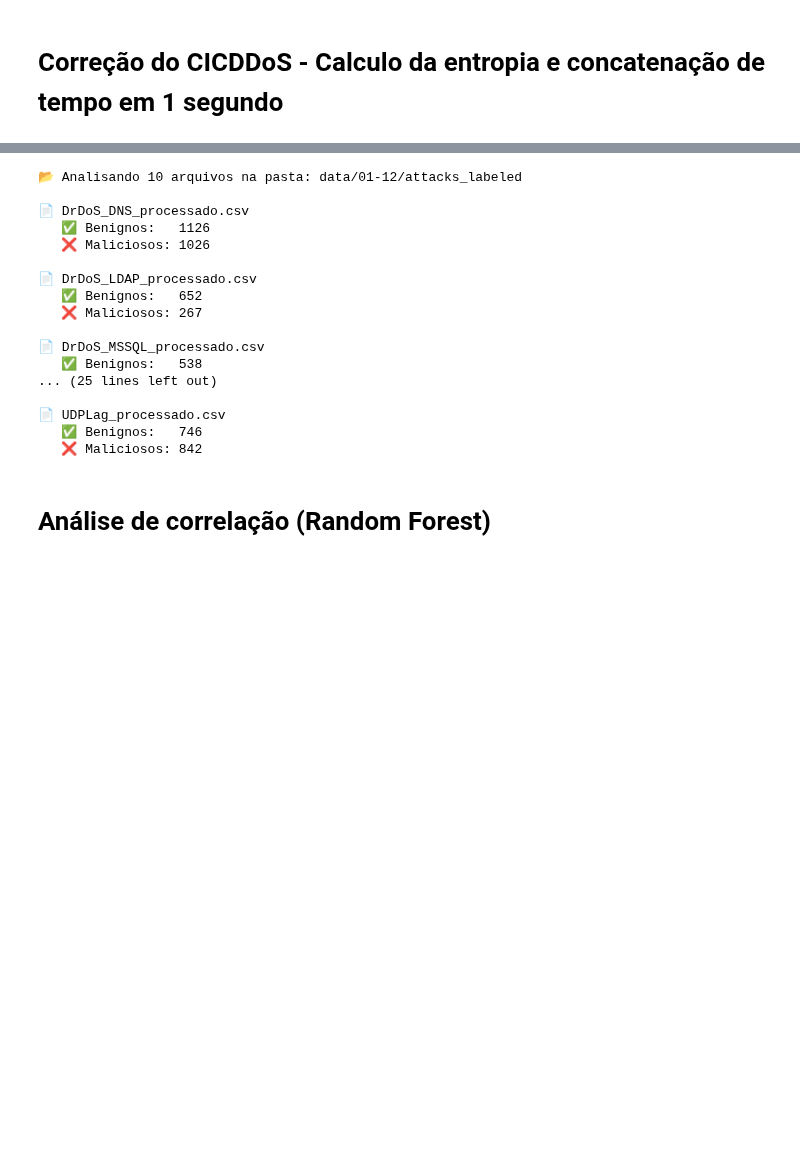
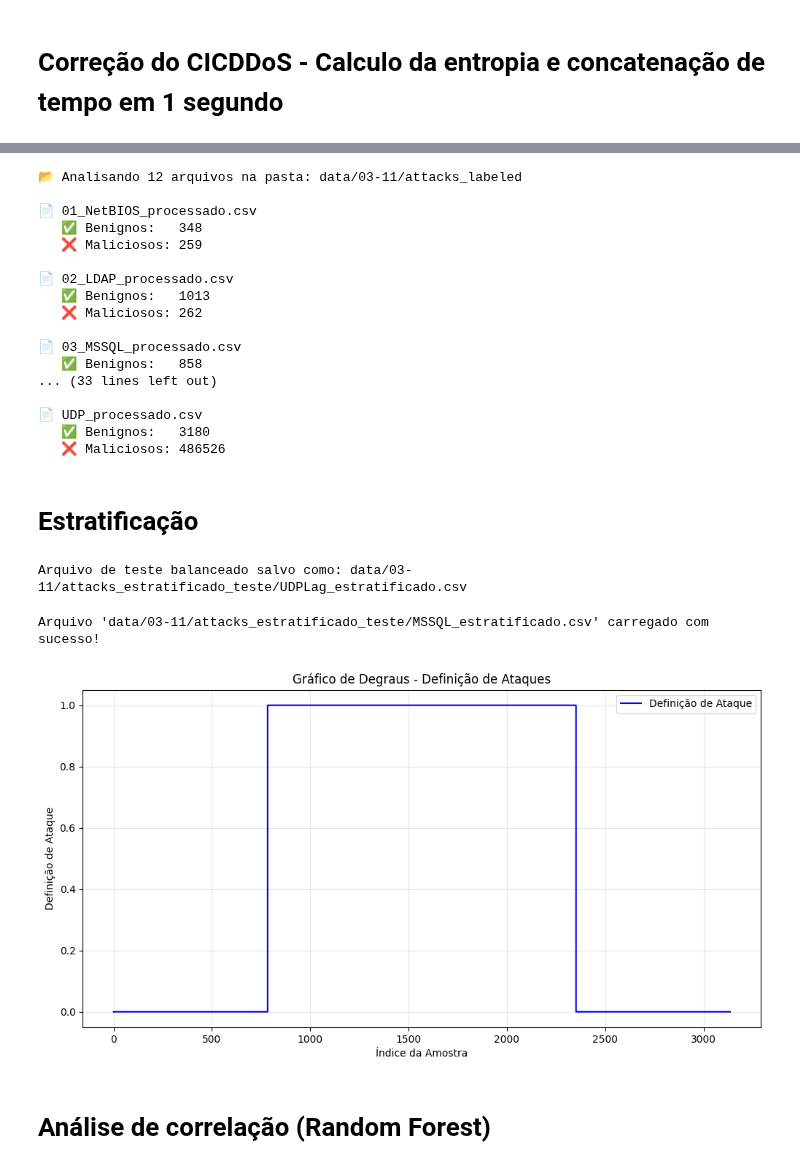
Before and after one commit to iRocktys/anomalyDetection, a Jupyter notebook: model.ipynb, the cells around one changed output, grey strips where cells are left out. Saved outputs shown, nothing was run; the diff lists cells and outputs as text; code cells hidden in the pictures; blank space fills up the shorter version.

```diff
--- a/model.ipynb
+++ b/model.ipynb
@@ -494,23 +492,25 @@ def contar_labels(pasta_entrada):
             print(f"❌ Erro ao processar {arquivo}: {e}")
 
 # Exemplo de uso
-pasta_csv = "data/01-12/attacks_labeled"  # Altere aqui
+pasta_csv = "data/03-11/attacks_labeled"  # Altere aqui
 contar_labels(pasta_csv)
 # %% [output]
-📂 Analisando 10 arquivos na pasta: data/01-12/attacks_labeled
+📂 Analisando 12 arquivos na pasta: data/03-11/attacks_labeled
 
-📄 DrDoS_DNS_processado.csv
-   ✅ Benignos:   1126
-   ❌ Maliciosos: 1026
+📄 01_NetBIOS_processado.csv
+   ✅ Benignos:   348
+   ❌ Maliciosos: 259
 
-📄 DrDoS_LDAP_processado.csv
-   ✅ Benignos:   652
-   ❌ Maliciosos: 267
+📄 02_LDAP_processado.csv
+   ✅ Benignos:   1013
+   ❌ Maliciosos: 262
 
-📄 DrDoS_MSSQL_processado.csv
-   ✅ Benignos:   538
-... (25 lines left out)
+📄 03_MSSQL_processado.csv
+   ✅ Benignos:   858
+... (33 lines left out)
 
-📄 UDPLag_processado.csv
-   ✅ Benignos:   746
-   ❌ Maliciosos: 842
+📄 UDP_processado.csv
+   ✅ Benignos:   3180
+   ❌ Maliciosos: 486526
+# %% [markdown]
+# Estratificação
@@ -517,3 +574,52 @@ contar_labels(pasta_csv)
+# %%
+# Exemplo de uso
+# estratificar_csv_treino('data/03-11/attacks_labeled/LDAP_processado.csv ', coluna_ataque='definicao_ataque', arquivo_saida='data/03-11/attacks_estratificado/LDAP_estratificado.csv')
+# estratificar_csv_treino('data/03-11/attacks_labeled/MSSQL_processado.csv', coluna_ataque='definicao_ataque', arquivo_saida='data/03-11/attacks_estratificado/MSSQL_estratificado.csv')
+# estratificar_csv_treino('data/03-11/attacks_labeled/NetBIOS_processado.csv', coluna_ataque='definicao_ataque', arquivo_saida='data/03-11/attacks_estratificado/NetBIOS_estratificado.csv')
+# estratificar_csv_treino('data/03-11/attacks_labeled/Syn_processado.csv', coluna_ataque='definicao_ataque', arquivo_saida='data/03-11/attacks_estratificado/Syn_estratificado.csv')
+# estratificar_csv_treino('data/03-11/attacks_labeled/UDP_processado.csv', coluna_ataque='definicao_ataque', arquivo_saida='data/03-11/attacks_estratificado/UDP_estratificado.csv')
+# estratificar_csv_treino('data/03-11/attacks_labeled/UDPLag_processado.csv', coluna_ataque='definicao_ataque', arquivo_saida='data/03-11/attacks_estratificado/UDPLag_estratificado.csv')
+
+
+# estratificar_csv_teste('data/03-11/attacks_labeled/LDAP_processado.csv ', coluna_ataque='definicao_ataque', arquivo_saida='data/03-11/attacks_estratificado_teste/LDAP_estratificado.csv')
+# estratificar_csv_teste('data/03-11/attacks_labeled/MSSQL_processado.csv', coluna_ataque='definicao_ataque', arquivo_saida='data/03-11/attacks_estratificado_teste/MSSQL_estratificado.csv')
+# estratificar_csv_teste('data/03-11/attacks_labeled/NetBIOS_processado.csv', coluna_ataque='definicao_ataque', arquivo_saida='data/03-11/attacks_estratificado_teste/NetBIOS_estratificado.csv')
+# estratificar_csv_teste('data/03-11/attacks_labeled/Syn_processado.csv', coluna_ataque='definicao_ataque', arquivo_saida='data/03-11/attacks_estratificado_teste/Syn_estratificado.csv')
+# estratificar_csv_teste('data/03-11/attacks_labeled/UDP_processado.csv', coluna_ataque='definicao_ataque', arquivo_saida='data/03-11/attacks_estratificado_teste/UDP_estratificado.csv')
+estratificar_csv_teste('data/03-11/attacks_labeled/UDPLag_processado.csv', coluna_ataque='definicao_ataque', arquivo_saida='data/03-11/attacks_estratificado_teste/UDPLag_estratificado.csv')
+# %% [output]
+Arquivo de teste balanceado salvo como: data/03-11/attacks_estratificado_teste/UDPLag_estratificado.csv
+# %%
+import pandas as pd
+
+import matplotlib.pyplot as plt
+
+# Escolher o arquivo CSV
+arquivo_csv = 'data/03-11/attacks_estratificado_teste/MSSQL_estratificado.csv'
+
+# Carregar o arquivo CSV em um DataFrame
+try:
+    df_concatenado = pd.read_csv(arquivo_csv)
+    print(f"Arquivo '{arquivo_csv}' carregado com sucesso!")
+except Exception as e:
+    print(f"Erro ao carregar o arquivo '{arquivo_csv}': {e}")
+
+# Verificar se a coluna "definicao_ataque" está presente no DataFrame
+if 'definicao_ataque' in df_concatenado.columns:
+    # Plotar o gráfico de degraus
+    plt.figure(figsize=(12, 6))
+    plt.step(df_concatenado.index, df_concatenado['definicao_ataque'], where='mid', label='Definição de Ataque', color='blue')
+    plt.title('Gráfico de Degraus - Definição de Ataques')
+    plt.xlabel('Índice da Amostra')
+    plt.ylabel('Definição de Ataque')
+    plt.legend()
+    plt.grid(alpha=0.3)
+    plt.show()
+else:
+    print('A coluna "definicao_ataque" não foi encontrada no DataFrame.')
+# %% [output]
+Arquivo 'data/03-11/attacks_estratificado_teste/MSSQL_estratificado.csv' carregado com sucesso!
+[figure, added]
 # %% [markdown]
 # Análise de correlação (Random Forest)
 # %%
```
Also changed, not shown: parts of 11 cells of this notebook.
